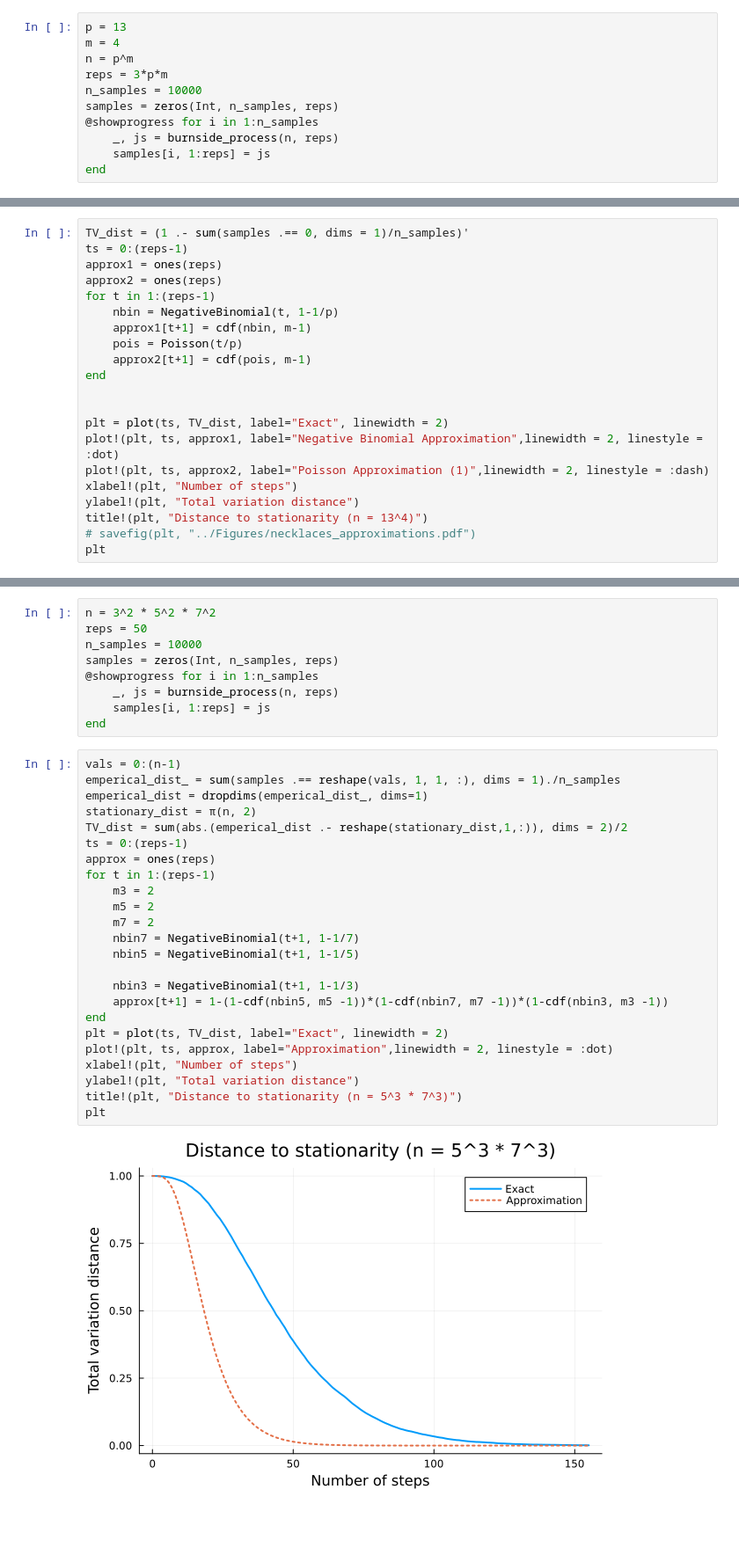
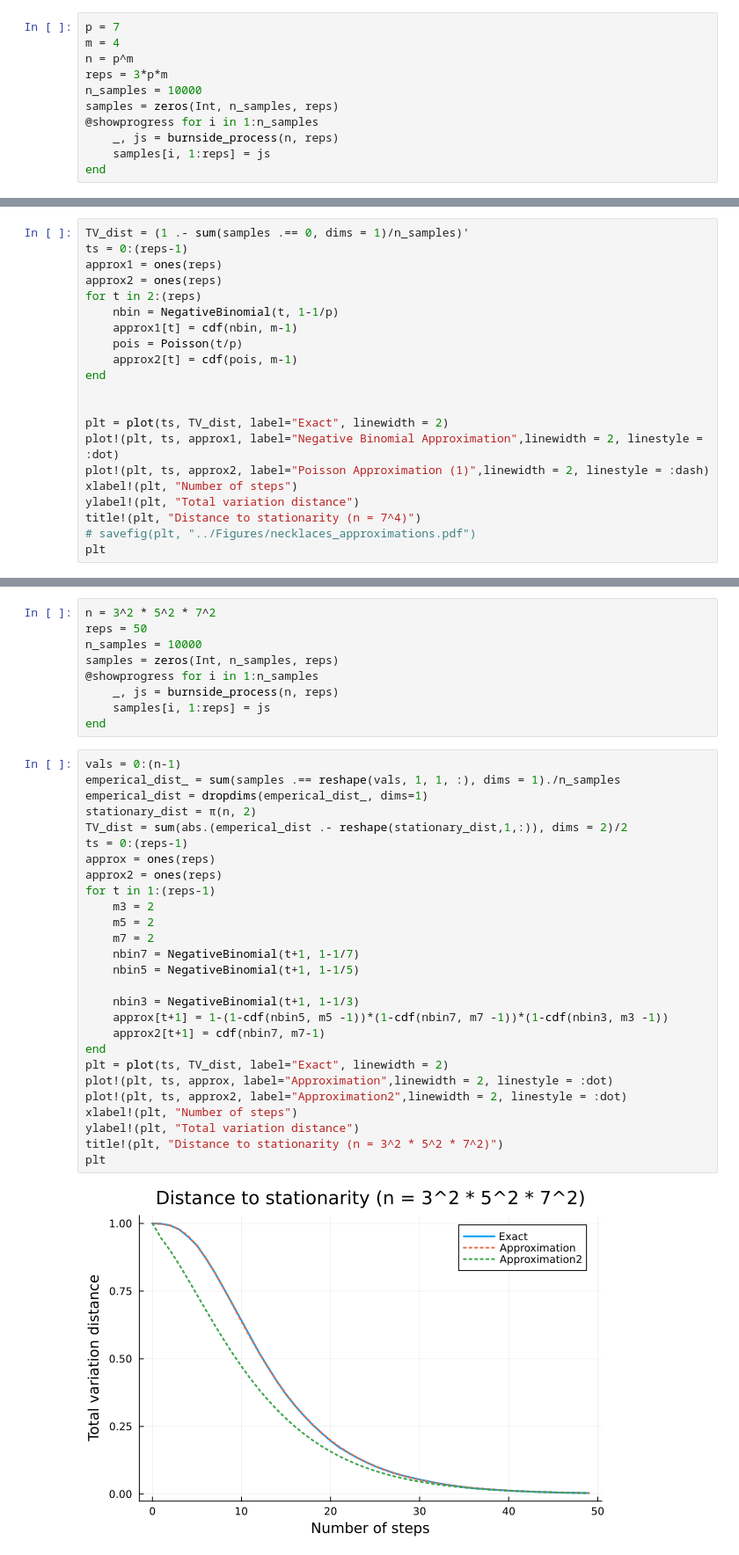
Before and after one commit to Michael-Howes/BurnsideProcess, a Jupyter notebook: Examples/necklaces_examples.ipynb, the cells around one changed output, grey strips where cells are left out. Shown: that part at 88% size. Drawn from its saved outputs; the diff is of its cells as text; blank space fills up the shorter version.

```diff
--- a/Examples/necklaces_examples.ipynb
+++ b/Examples/necklaces_examples.ipynb
@@ -2,7 +2,7 @@
 include("../necklaces.jl")
 using BenchmarkTools, Plots, ProgressMeter, Distributions
 # %%
-p = 13
+p = 7
 m = 4
 n = p^m
 reps = 3*p*m
@@ -38,11 +38,11 @@ TV_dist = (1 .- sum(samples .== 0, dims = 1)/n_samples)'
 ts = 0:(reps-1)
 approx1 = ones(reps)
 approx2 = ones(reps)
-for t in 1:(reps-1)
+for t in 2:(reps)
     nbin = NegativeBinomial(t, 1-1/p)
-    approx1[t+1] = cdf(nbin, m-1)
+    approx1[t] = cdf(nbin, m-1)
     pois = Poisson(t/p)
-    approx2[t+1] = cdf(pois, m-1)
+    approx2[t] = cdf(pois, m-1)
 end
 
 
@@ -51,7 +51,7 @@ plot!(plt, ts, approx1, label="Negative Binomial Approximation",linewidth = 2, l
 plot!(plt, ts, approx2, label="Poisson Approximation (1)",linewidth = 2, linestyle = :dash)
 xlabel!(plt, "Number of steps")
 ylabel!(plt, "Total variation distance")
-title!(plt, "Distance to stationarity (n = 13^4)")
+title!(plt, "Distance to stationarity (n = 7^4)")
 # savefig(plt, "../Figures/necklaces_approximations.pdf")
 plt
 # %% [output]
@@ -68,26 +72,29 @@ end
 # %%
 vals = 0:(n-1)
 emperical_dist_ = sum(samples .== reshape(vals, 1, 1, :), dims = 1)./n_samples
 emperical_dist = dropdims(emperical_dist_, dims=1)
 stationary_dist = π(n, 2)
 TV_dist = sum(abs.(emperical_dist .- reshape(stationary_dist,1,:)), dims = 2)/2
 ts = 0:(reps-1)
 approx = ones(reps)
+approx2 = ones(reps)
 for t in 1:(reps-1)
     m3 = 2
     m5 = 2
     m7 = 2
     nbin7 = NegativeBinomial(t+1, 1-1/7)
     nbin5 = NegativeBinomial(t+1, 1-1/5)
 
     nbin3 = NegativeBinomial(t+1, 1-1/3)
     approx[t+1] = 1-(1-cdf(nbin5, m5 -1))*(1-cdf(nbin7, m7 -1))*(1-cdf(nbin3, m3 -1))
+    approx2[t+1] = cdf(nbin7, m7-1)
 end
 plt = plot(ts, TV_dist, label="Exact", linewidth = 2)
 plot!(plt, ts, approx, label="Approximation",linewidth = 2, linestyle = :dot)
+plot!(plt, ts, approx2, label="Approximation2",linewidth = 2, linestyle = :dot)
 xlabel!(plt, "Number of steps")
 ylabel!(plt, "Total variation distance")
-title!(plt, "Distance to stationarity (n = 5^3 * 7^3)")
+title!(plt, "Distance to stationarity (n = 3^2 * 5^2 * 7^2)")
 plt
 # %% [output]
-[figure, old version]
+[figure, new version]
```
Also changed, not shown: parts of 4 cells of this notebook, 5 other files.
